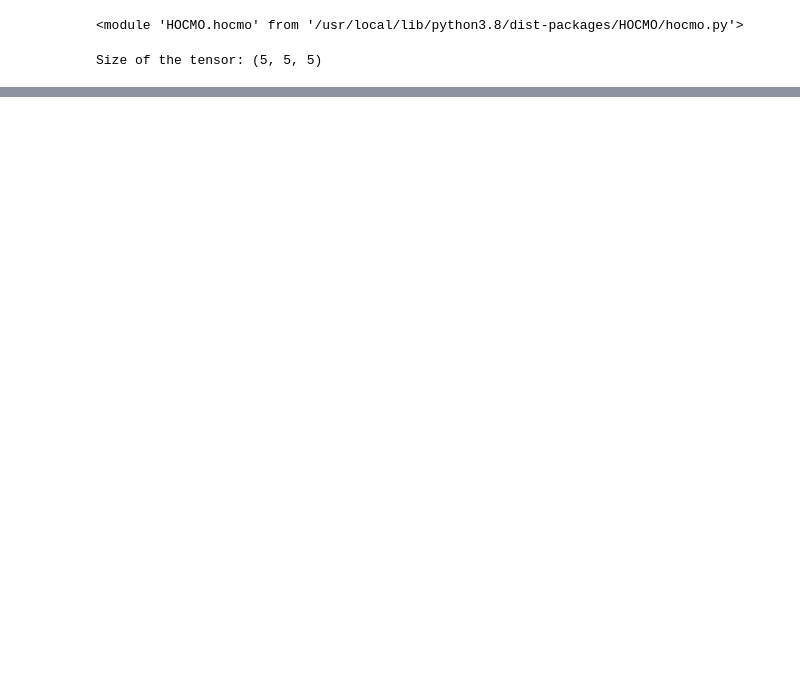
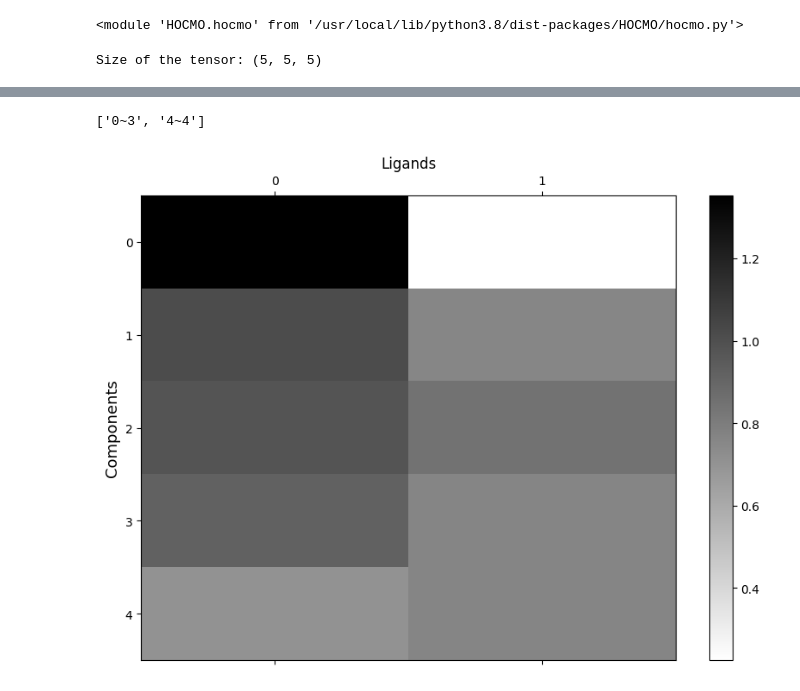
Before and after one commit to smollahlab/HOCMO, a Jupyter notebook: HOCMO/HOCMO_test.ipynb, the cells around one changed output, grey strips where cells are left out. Saved outputs shown, nothing was run; the diff lists cells and outputs as text; code cells hidden in the pictures; blank space fills up the shorter version.

```diff
--- a/HOCMO/HOCMO_test.ipynb
+++ b/HOCMO/HOCMO_test.ipynb
@@ -79,0 +63,5 @@ hocmo.factorize(tensor, components, method="ncp")
+# %%
+B_ranked, B_names_ranked, B_clusters = hocmo.getClusterMembershipProbability(B, components, component_preds_B, disease_names, 'Components', 'Ligands', "./data/B_ranked_per_cluster.png")
+# %% [output]
+['0~3', '4~4']
+[figure, added]
```
Also changed, not shown: parts of 17 cells of this notebook, 9 other files.
